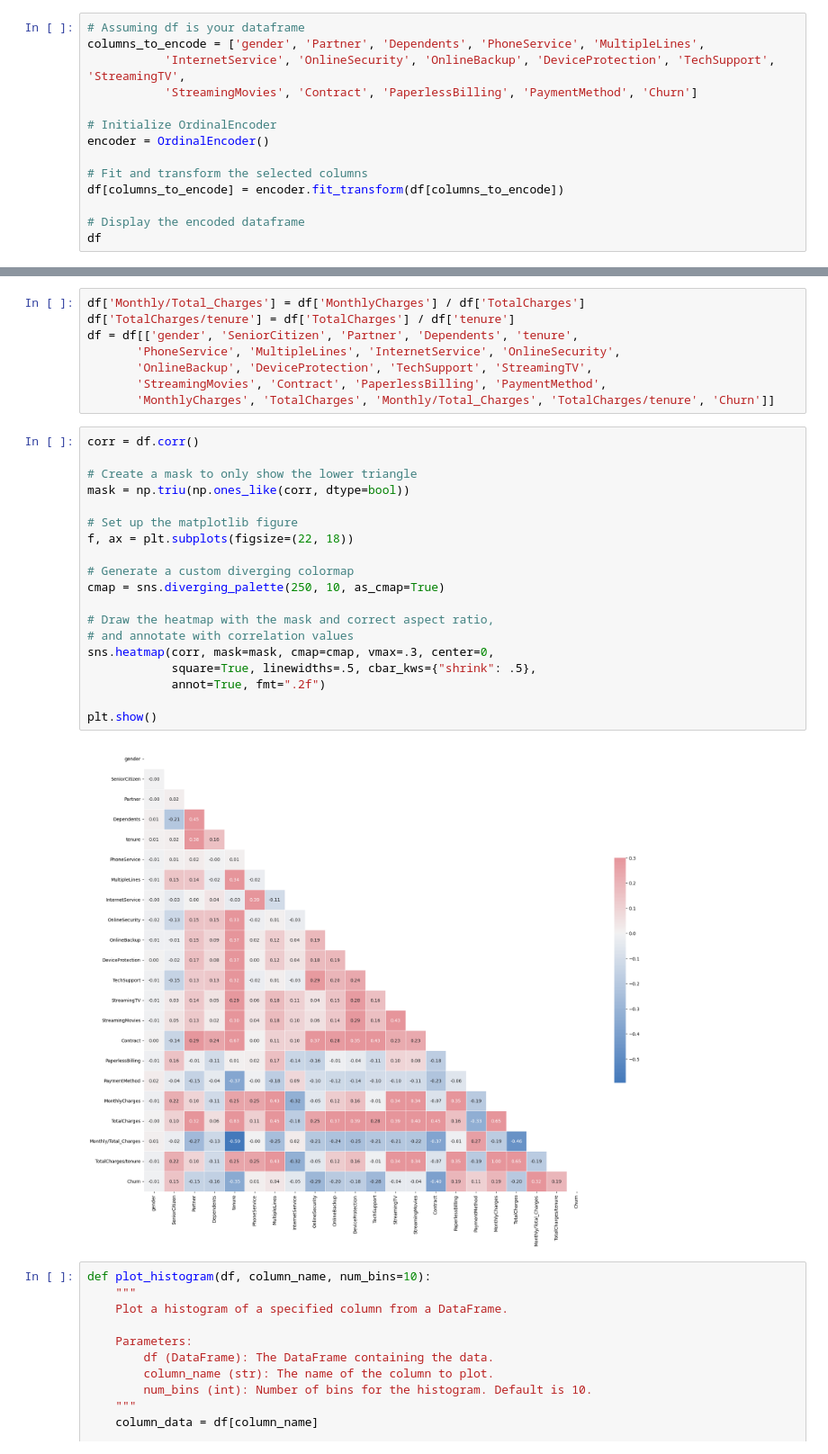
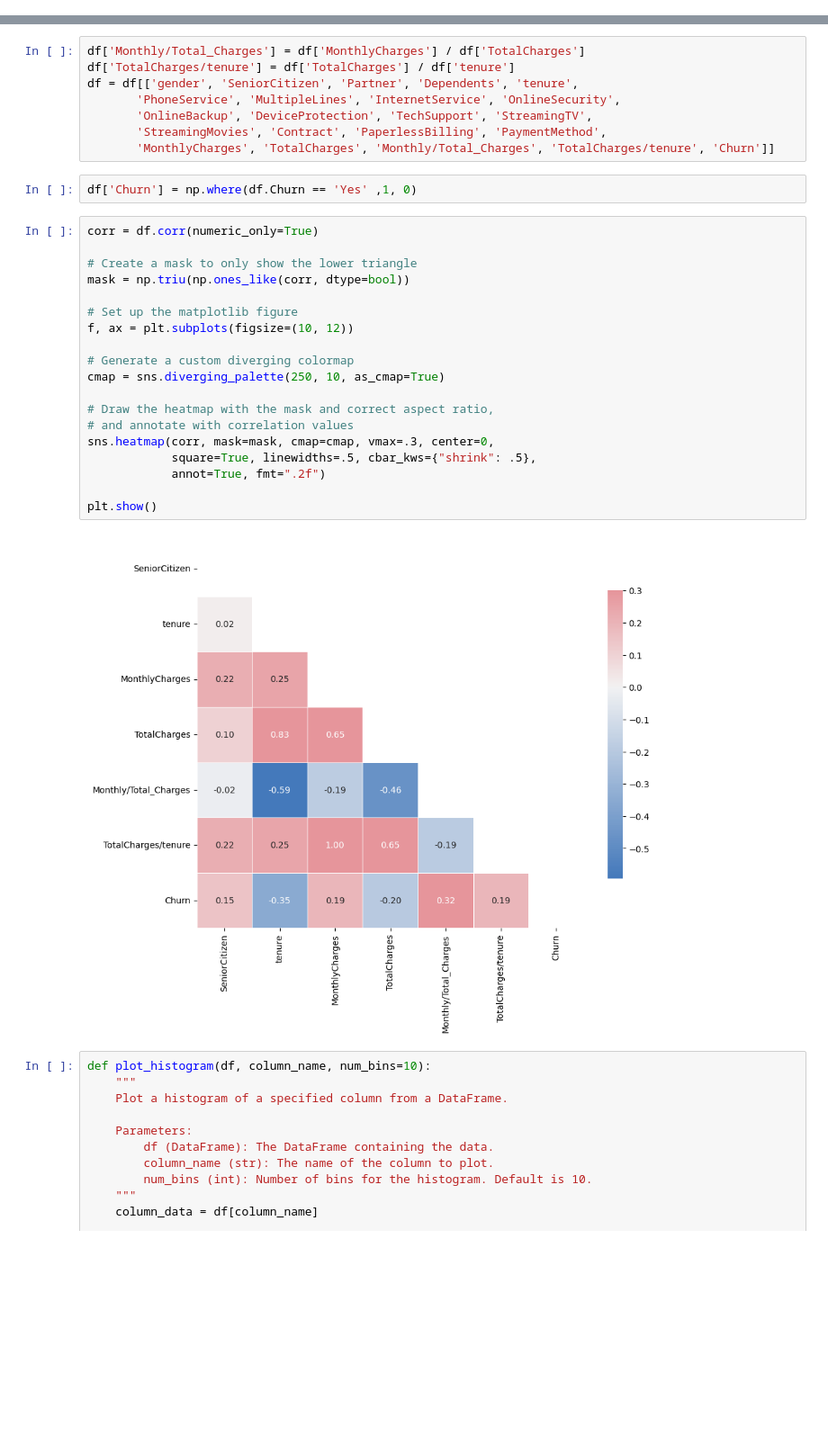
Before and after one commit to Zark-ML/churn_prediction, a Jupyter notebook: EDA/preliminary_analysis.ipynb, the cells around one changed output, grey strips where cells are left out. Shown at 90% size. Saved outputs shown, nothing was run; the diff lists cells and outputs as text; blank space fills up the shorter version.

```diff
--- a/EDA/preliminary_analysis.ipynb
+++ b/EDA/preliminary_analysis.ipynb
@@ -180,17 +180,3 @@ Index(['gender', 'SeniorCitizen', 'Partner', 'Dependents', 'tenure',
        'StreamingMovies', 'Contract', 'PaperlessBilling', 'PaymentMethod',
        'MonthlyCharges', 'TotalCharges', 'Churn'],
       dtype='object')
-# %%
-# Assuming df is your dataframe
-columns_to_encode = ['gender', 'Partner', 'Dependents', 'PhoneService', 'MultipleLines',
-           'InternetService', 'OnlineSecurity', 'OnlineBackup', 'DeviceProtection', 'TechSupport', 'StreamingTV',
-           'StreamingMovies', 'Contract', 'PaperlessBilling', 'PaymentMethod', 'Churn']
-
-# Initialize OrdinalEncoder
-encoder = OrdinalEncoder()
-
-# Fit and transform the selected columns
-df[columns_to_encode] = encoder.fit_transform(df[columns_to_encode])
-
-# Display the encoded dataframe
-df
@@ -230,27 +202,29 @@ df = df[['gender', 'SeniorCitizen', 'Partner', 'Dependents', 'tenure',
        'OnlineBackup', 'DeviceProtection', 'TechSupport', 'StreamingTV',
        'StreamingMovies', 'Contract', 'PaperlessBilling', 'PaymentMethod',
        'MonthlyCharges', 'TotalCharges', 'Monthly/Total_Charges', 'TotalCharges/tenure', 'Churn']]
+# %%
+df['Churn'] = np.where(df.Churn == 'Yes' ,1, 0)
 # %%
-corr = df.corr()
+corr = df.corr(numeric_only=True)
 
 # Create a mask to only show the lower triangle
 mask = np.triu(np.ones_like(corr, dtype=bool))
 
 # Set up the matplotlib figure
-f, ax = plt.subplots(figsize=(22, 18))
+f, ax = plt.subplots(figsize=(10, 12))
 
 # Generate a custom diverging colormap
 cmap = sns.diverging_palette(250, 10, as_cmap=True)
 
 # Draw the heatmap with the mask and correct aspect ratio,
 # and annotate with correlation values
 sns.heatmap(corr, mask=mask, cmap=cmap, vmax=.3, center=0,
             square=True, linewidths=.5, cbar_kws={"shrink": .5},
             annot=True, fmt=".2f")
 
 plt.show()
 # %% [output]
-[figure, old version]
+[figure, new version]
 # %%
 def plot_histogram(df, column_name, num_bins=10):
     """
```
Also changed, not shown: parts of 13 cells of this notebook, 1 other file.
